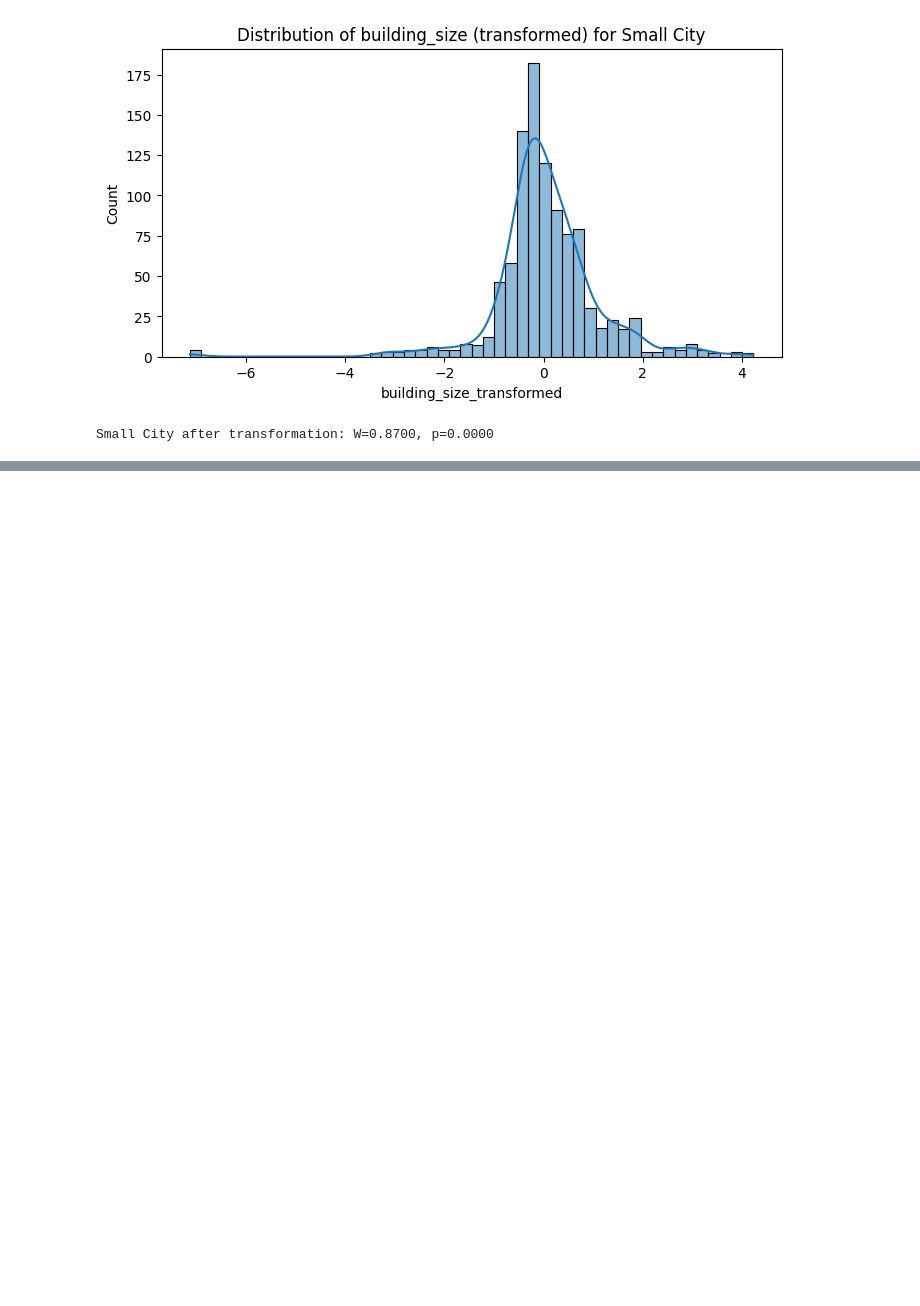
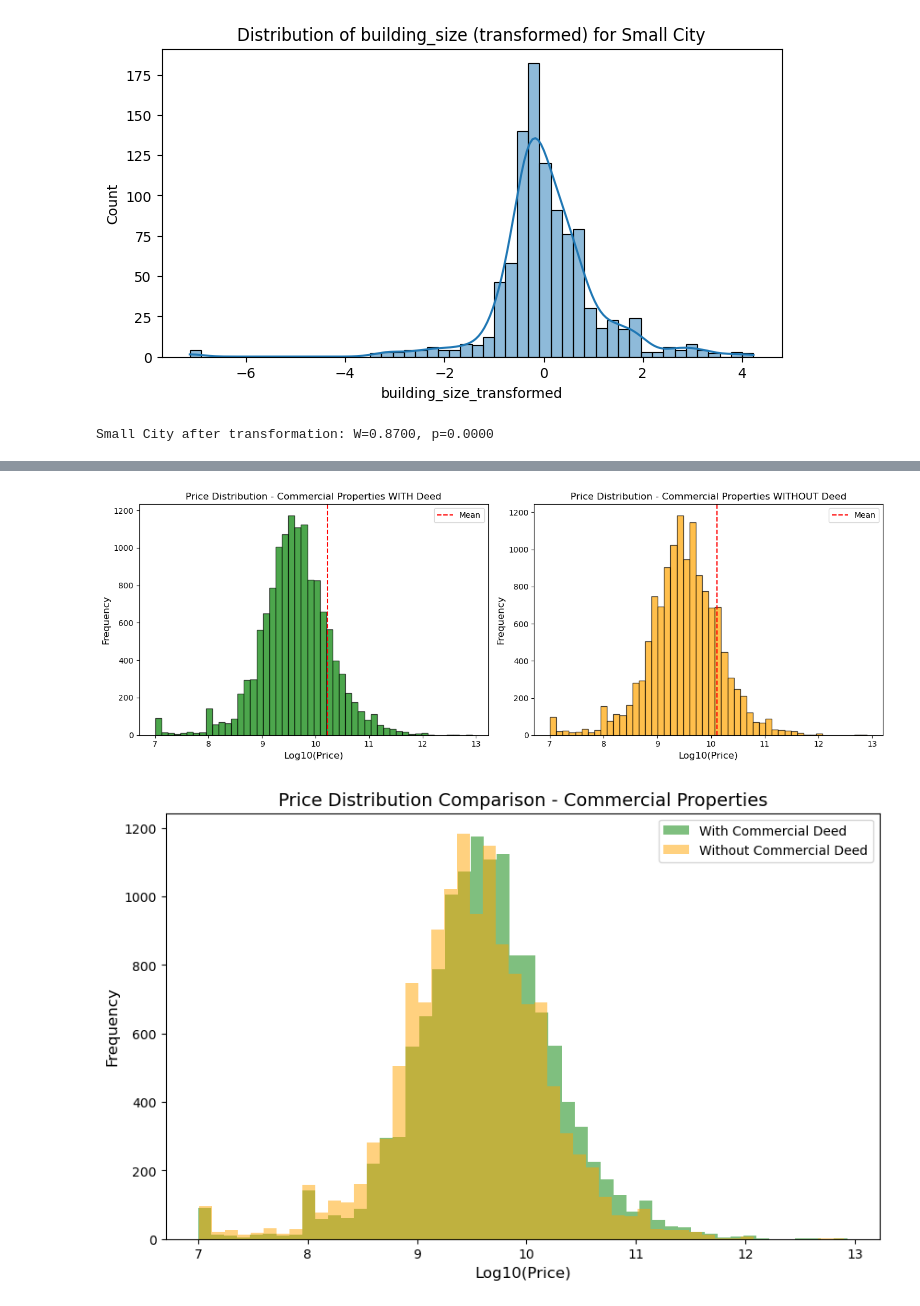
Before and after one commit to Navidbyti/real-estate-ml-project, a Jupyter notebook: 2-Hypothesis/hypothesis-final.ipynb, the cells around one changed output, grey strips where cells are left out. Cells and saved outputs as stored; diff of their text form; code cells hidden in the pictures; blank space fills up the shorter version.

```diff
--- a/2-Hypothesis/hypothesis-final.ipynb
+++ b/2-Hypothesis/hypothesis-final.ipynb
@@ -391,0 +733,17 @@ Small City after transformation: W=0.8700, p=0.0000
+# %%
+# تقسیم به دو گروه: دارای سند تجاری و بدون سند تجاری
+# Convert to boolean (handling different possible values)
+df3_commercial['has_deed_bool'] = df3_commercial['has_business_deed'].apply(
+    lambda x: True if str(x).lower() in ['true', '1', 'yes', 'بله', 'دارد'] else False
+)
+
+df_with_deed = df3_commercial[df3_commercial['has_deed_bool'] == True]
+df_without_deed = df3_commercial[df3_commercial['has_deed_bool'] == False]
+
+print(f"تعداد املاک تجاری با سند تجاری: {len(df_with_deed)}")
+print(f"تعداد املاک تجاری بدون سند تجاری: {len(df_without_deed)}")
+
+print(f"\nمیانگین قیمت با سند تجاری: {df_with_deed['price_value'].mean():,.0f} ریال")
+print(f"میانگین قیمت بدون سند تجاری: {df_without_deed['price_value'].mean():,.0f} ریال")
+print(f"\nمیانه قیمت با سند تجاری: {df_with_deed['price_value'].median():,.0f} ریال")
+print(f"میانه قیمت بدون سند تجاری: {df_without_deed['price_value'].median():,.0f} ریال")
@@ -391,0 +759,40 @@ Small City after transformation: W=0.8700, p=0.0000
+# %%
+# Plot price distribution for both groups (using log for better visualization)
+fig, axes = plt.subplots(1, 2, figsize=(14, 5))
+
+# Histogram for properties with commercial deed
+if len(df_with_deed) > 0:
+    axes[0].hist(np.log10(df_with_deed['price_value']), bins=50, alpha=0.7, color='green', edgecolor='black')
+    axes[0].set_xlabel('Log10(Price)', fontsize=12)
+    axes[0].set_ylabel('Frequency', fontsize=12)
+    axes[0].set_title('Price Distribution - Commercial Properties WITH Deed', fontsize=12)
+    axes[0].axvline(np.log10(df_with_deed['price_value'].mean()), color='red', linestyle='--', label='Mean')
+    axes[0].legend()
+
+# Histogram for properties without commercial deed
+if len(df_without_deed) > 0:
+    axes[1].hist(np.log10(df_without_deed['price_value']), bins=50, alpha=0.7, color='orange', edgecolor='black')
+    axes[1].set_xlabel('Log10(Price)', fontsize=12)
+    axes[1].set_ylabel('Frequency', fontsize=12)
+    axes[1].set_title('Price Distribution - Commercial Properties WITHOUT Deed', fontsize=12)
+    axes[1].axvline(np.log10(df_without_deed['price_value'].mean()), color='red', linestyle='--', label='Mean')
+    axes[1].legend()
+
+plt.tight_layout()
+plt.show()
+
+# Comparison plot
+plt.figure(figsize=(10, 6))
+plt.hist(np.log10(df_with_deed['price_value']), bins=50, alpha=0.5, color='green', label='With Commercial Deed')
+if len(df_without_deed) > 0:
+    sample_size = min(len(df_with_deed), len(df_without_deed))
+    plt.hist(np.log10(df_without_deed['price_value'].sample(sample_size, random_state=42) if len(df_without_deed) > sample_size else df_without_deed['price_value']),
+             bins=50, alpha=0.5, color='orange', label='Without Commercial Deed')
+plt.xlabel('Log10(Price)', fontsize=12)
+plt.ylabel('Frequency', fontsize=12)
+plt.title('Price Distribution Comparison - Commercial Properties', fontsize=14)
+plt.legend()
+plt.show()
+# %% [output]
+[figure, added]
+[figure, added]
```
Also changed, not shown: parts of 17 cells of this notebook.
